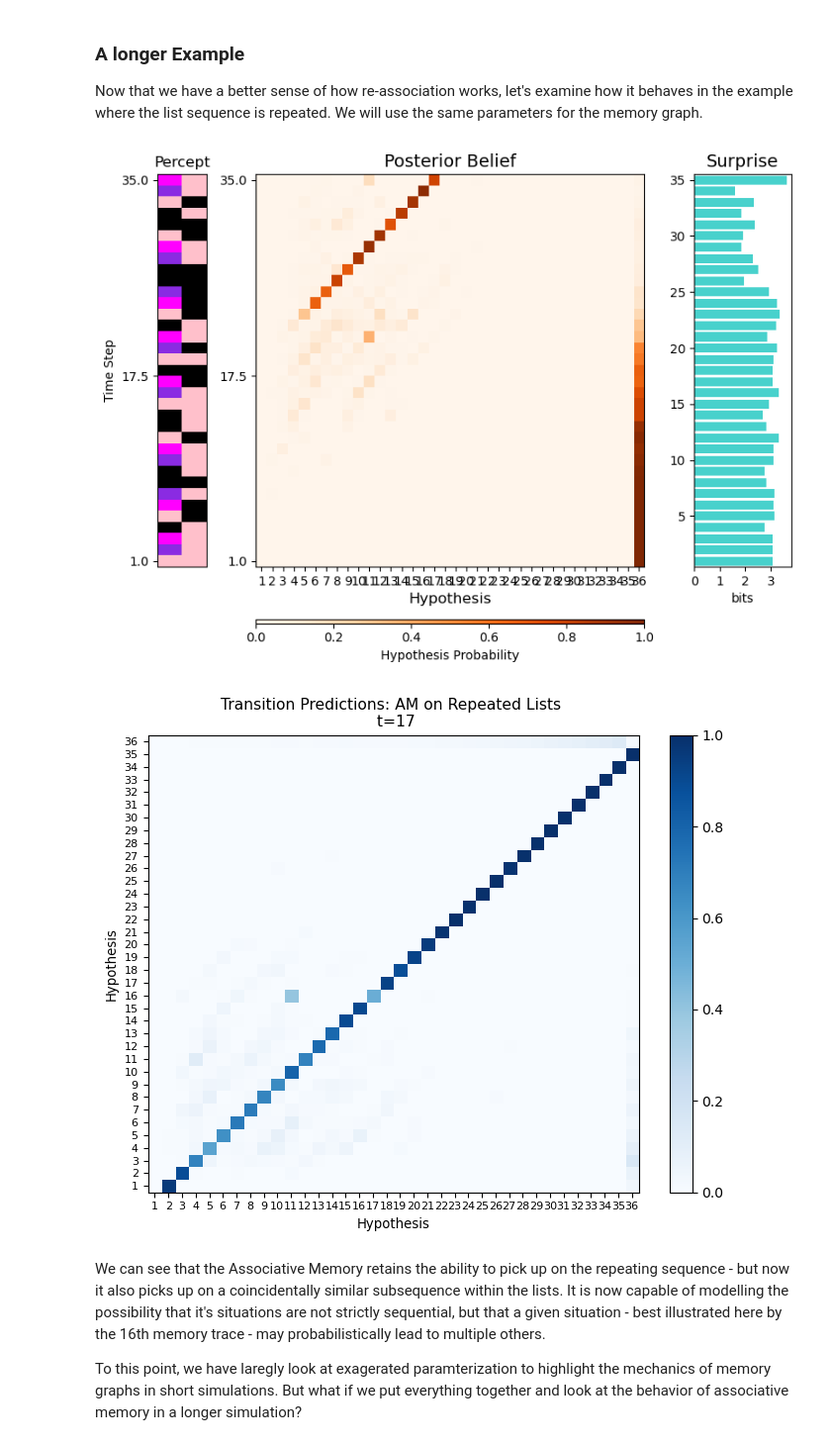
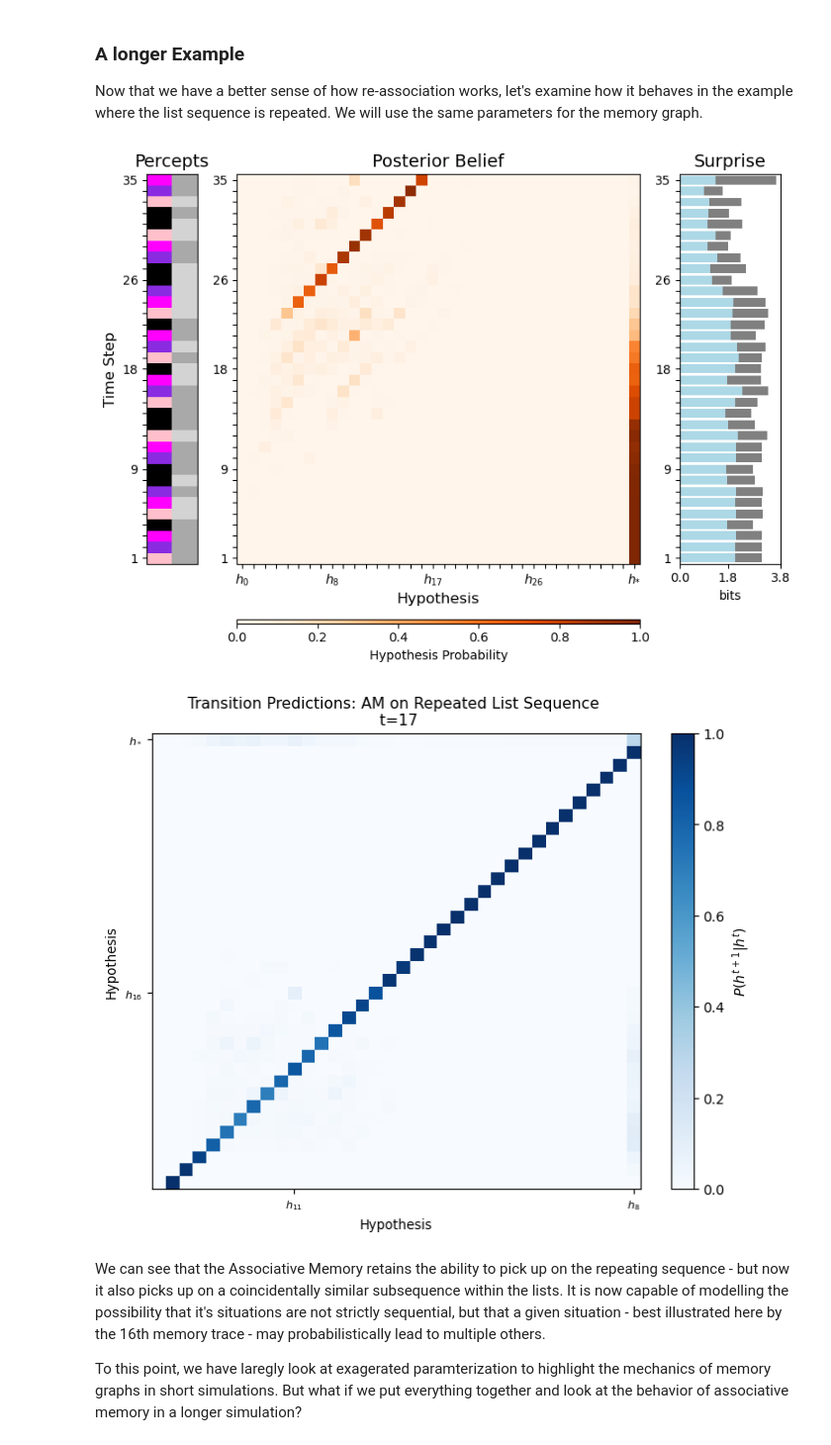
Before and after one commit to AntiPhoton47/projective_simulation, a Jupyter notebook: nbs/tutorials/learning_ps/01_Memory_Based_State_Estimators.ipynb, the cells around one changed output. Shown at 99% size. Cells and saved outputs as stored; diff of their text form; code cells hidden in the pictures.

```diff
--- a/nbs/tutorials/learning_ps/01_Memory_Based_State_Estimators.ipynb
+++ b/nbs/tutorials/learning_ps/01_Memory_Based_State_Estimators.ipynb
@@ -205,7 +181,7 @@ seed = 110
 
 item_size = 1
 item_category_size = 3
-series_length = 3
+list_length = 3
 num_series = 4
 mean_timeout_interval = 2
 var_timeout_intervel = 1
@@ -213,7 +189,7 @@ var_timeout_intervel = 1
 example_lists = List_Sequencer(
     item_size,
     item_category_size,
-    series_length,
+    list_length,
     mean_timeout_interval=mean_timeout_interval,
     var_time_out_interval=var_timeout_intervel,
     num_series=num_series,
@@ -402,15 +365,15 @@ array([[1, 1],
        [2, 0]])
 # %%
 #Set Up Sequence Memory
-new_percept_category_sizes = percept_category_sizes + [noisy_states]
+noisy_percept_category_sizes = percept_category_sizes + [noisy_states]
 new_stationary_expectations = np.concatenate((stationary_expectations, np.array([1/noisy_states] * noisy_states))) #add stationary expectations for new percept category
 
 seq_memory_noisy = Sequence_Memory(
-    new_percept_category_sizes,
+    noisy_percept_category_sizes,
     memory_capacity,
     memory_bias,
     new_stationary_expectations,
-    stationary_transition_method = 'first' #this is default, included here for clarity
+    stationary_transition_method = 'first' #this is the default, included here for clarity
     )
 
 seq_memory_noisy.prepare_data_storage(data_record = ["all"], record_until = num_percepts)
@@ -419,6 +382,3 @@ seq_memory_noisy.prepare_data_storage(data_record = ["all"], record_until = num_
 for i in range(num_percepts):
     percept = noisy_percept_sequence[i,:]
     seq_memory_noisy.sample(percept)
-
-#Visualize
-memory_filter_performance(seq_memory_noisy.data_dic, noisy_percept_sequence, colormap)
@@ -1237,7 +1059,7 @@ As a general rule of thumb, small memory bias is good for associative memory gra
 Now that we have a better sense of how re-association works, let's examine how it behaves in the example where the list sequence is repeated. We will use the same parameters for the memory graph.
 # %%
 twice_repeated_AM = Associative_Memory(
-    category_sizes= new_percept_category_sizes,
+    category_sizes= noisy_percept_category_sizes,
     memory_capacity= num_percepts_repeated,
     memory_bias = moderate_memory_bias,
     fading_rate = fading_rate,
@@ -1256,22 +1078,13 @@ for i in range(num_percepts_repeated):
     percept = repeated_lists_percepts[i,:]
     twice_repeated_AM.sample(percept)
 
-memory_filter_performance(twice_repeated_AM.data_dic, repeated_lists_percepts, colormap)
+memory_filter_performance(twice_repeated_AM.data_dic, uniquified_repeated_lists_percepts, noisy_colormap, stacked = True, bar_colors = ['lightblue', 'grey'])
 # %% [output]
-[figure, old version]
+[figure, new version]
 # %%
-plot_heatmap(
-    twice_repeated_AM.transition_predictions,
-    title = "Transition Predictions: AM on Repeated List Sequence \n t=17",
-    xlabel = "Hypothesis",
-    ylabel = "Hypothesis",
-    color = "Blues",
-    label_scale = 0.8,
-    vmin = 0.,
-    vmax = 1., #sets scale of colorbar
-    )
+twice_repeated_AM.show_transition_predictions(**{'title': "Transition Predictions: AM on Repeated List Sequence \n t=17","label_scale": 0.8}, yticks = [15.5,35.5], ytick_labels = ["$h_{16}$","$h_*$"], xticks = [10.5,35.5], xtick_labels = ["$h_{11}$","$h_*$"])
 # %% [output]
-[figure, old version]
+[figure, new version]
 # %% [markdown]
 We can see that the Associative Memory retains the ability to pick up on the repeating sequence - but now it also picks up on a coincidentally similar subsequence within the lists. It is now capable of modelling the possibility that it's situations are not strictly sequential, but that a given situation - best illustrated here by the 16th memory trace - may probabilistically lead to multiple others.
 
```
Also changed, not shown: parts of 64 cells of this notebook, 9 other files.
